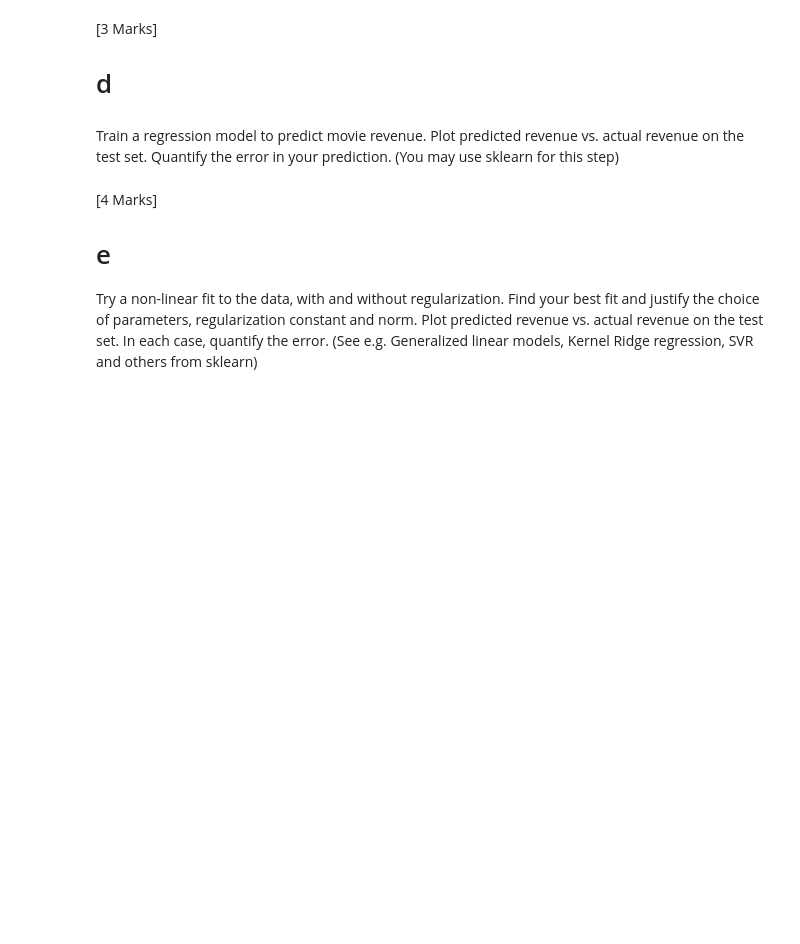
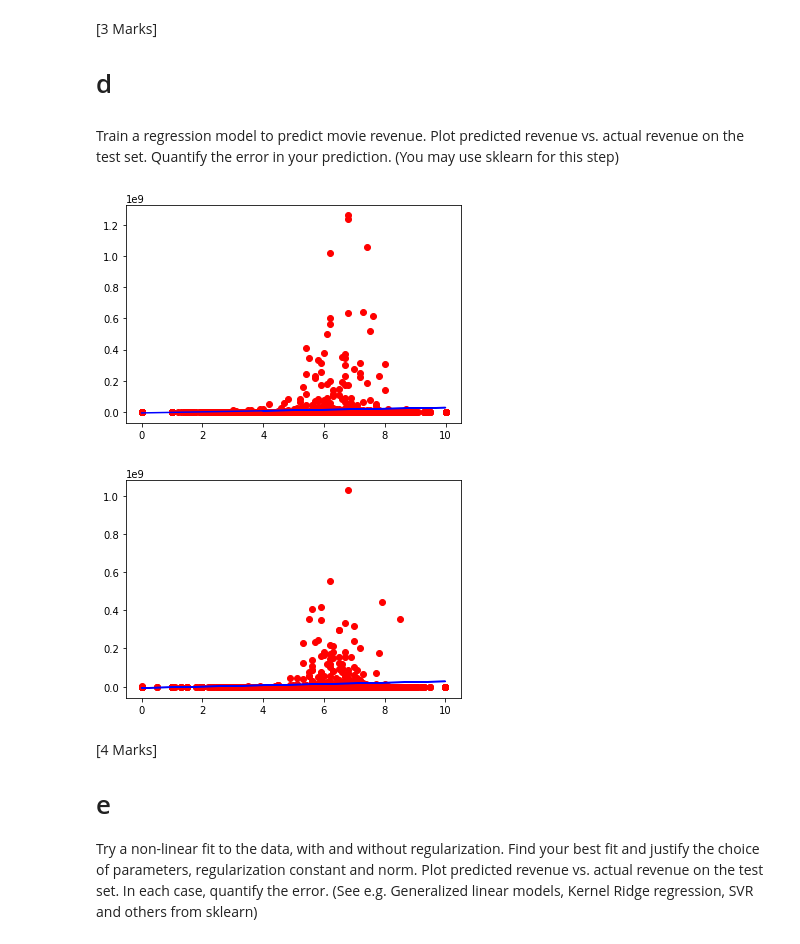
Before and after one commit to AndrewBenson98/CPS803AI, a Jupyter notebook: A1.ipynb, the cells around one changed output. Cells and saved outputs as stored; diff of their text form; code cells hidden in the pictures; blank space fills up the shorter version.

```diff
--- a/A1.ipynb
+++ b/A1.ipynb
@@ -151,3 +356,45 @@ Train a regression model to predict movie revenue. Plot predicted revenue vs. ac
+# %%
+# Regression model here, plot your fit to the revenue data versus the actual data from the test set as a scatter plot.
+
+##### YOUR CODE HERE #######
+# print(y_val.head())
+# print(X_val.head())
+
+
+
+
+
+reg.fit(X_train,y_train)
+preds_val = reg.predict(X_val)
+preds=reg.predict(X_test)
+
+#print(preds_val)
+
+# print(len(X_val))
+# print(len(y_val))
+# plt.scatter(val_id,y_val,color = 'red')
+# plt.show()
+# plt.plot(val_id,preds_val,color = 'blue')
+# plt.show()
+
+# plt.scatter(val_id,y_val,color = 'red')
+# plt.scatter(val_id,preds_val,color = 'blue')
+# plt.show()
+
+plt.scatter(X_val,y_val,color = 'red')
+plt.plot(X_val,preds_val,color = 'blue')
+plt.show()
+
+
+
+
+plt.scatter(X_test,y_test,color = 'red')
+plt.plot(X_test,preds,color = 'blue')
+plt.show()
+#X_train
+# %% [output]
+[figure, added]
+[figure, added]
 # %% [markdown]
 [4 Marks]
 # e
```
Also changed, not shown: parts of 12 cells of this notebook.
